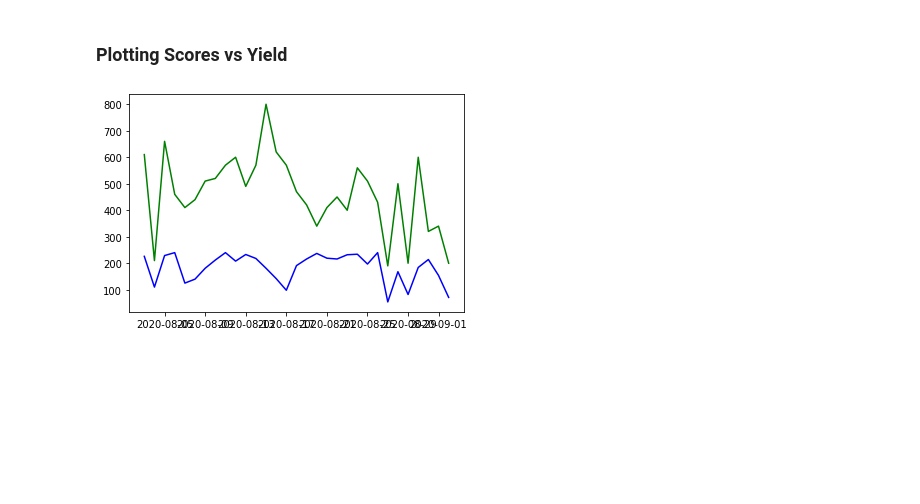
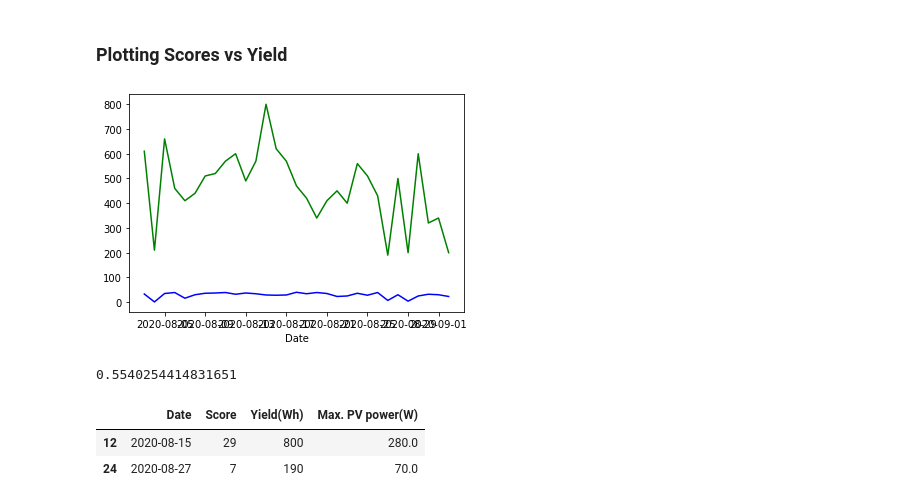
Before and after one commit to rogeramitchell/solar-panel-forecast, a Jupyter notebook: Exploring Data Graphically.ipynb, the cells around one changed output. Cells and saved outputs as stored; diff of their text form; code cells hidden in the pictures; blank space fills up the shorter version.

Commit message:
scores are important in driving the correlation here

```diff
--- a/Exploring Data Graphically.ipynb
+++ b/Exploring Data Graphically.ipynb
@@ -217,13 +217,22 @@ Each observation is has a relevant age associated with it, which would be a bett
 Each observation is has a relevant age associated with it, which would be a better approach to use going forward. If **T-Storm** persists for 20 minutes, it should not be equally weighted with the rest of observations that are **Fair** for the day.
 # %%
 daily_scores = {}
+daily_observations = {}
 
 for index, row in weather.iterrows():
-    date = row['Date']
-    condition = row['Condition']
-    condition_score = get_score_by_condition(condition)
+    dt = row['Datetime']
 
-    if date in daily_scores:
-        daily_scores[date] += condition_score
-    else:
-        daily_scores[date] = condition_score
+    if dt.hour >= 7 and dt.hour <= 19:
+        date = row['Date']
+        condition = row['Condition']
+        condition_score = get_score_by_condition(condition)
+
+        if date in daily_scores:
+            daily_scores[date] += condition_score
+        else:
+            daily_scores[date] = condition_score
+
+        if date in daily_observations:
+            daily_observations[date] += 1
+        else:
+            daily_observations[date] = 1
@@ -258,6 +271,18 @@ daily_scores_output.head()
 # %%
 plt.plot(daily_scores_output['Date'], daily_scores_output['Score'], color='b')
 plt.plot(daily_scores_output['Date'], daily_scores_output['Yield(Wh)'], color='g')
+plt.xlabel('Date')
 plt.show()
 # %% [output]
-[figure, old version]
+[figure, new version]
+# %%
+correlation = daily_scores_output['Yield(Wh)'].corr(daily_scores_output['Score'])
+print(correlation)
+# %% [output]
+0.5540254414831651
+# %%
+daily_scores_output[(daily_scores_output['Date'] == '2020-08-15') | (daily_scores_output['Date'] == '2020-08-27')]
+# %% [output]
+|  | Date | Score | Yield(Wh) | Max. PV power(W) |
+| 12 | 2020-08-15 | 29 | 800 | 280.0 |
+| 24 | 2020-08-27 | 7 | 190 | 70.0 |
```
Also changed, not shown: parts of 4 cells of this notebook.
